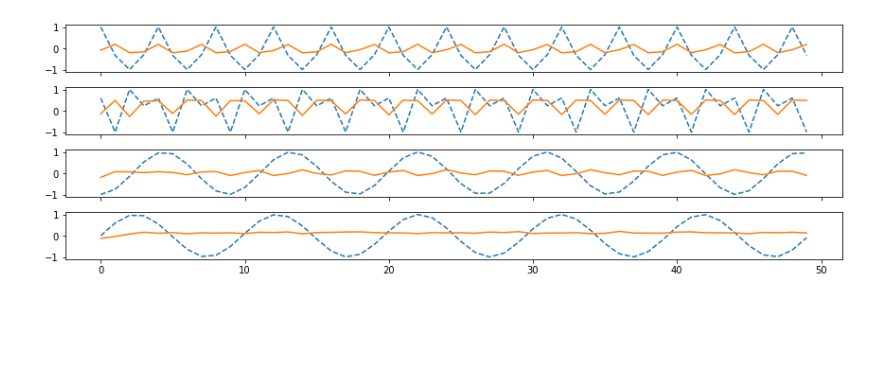
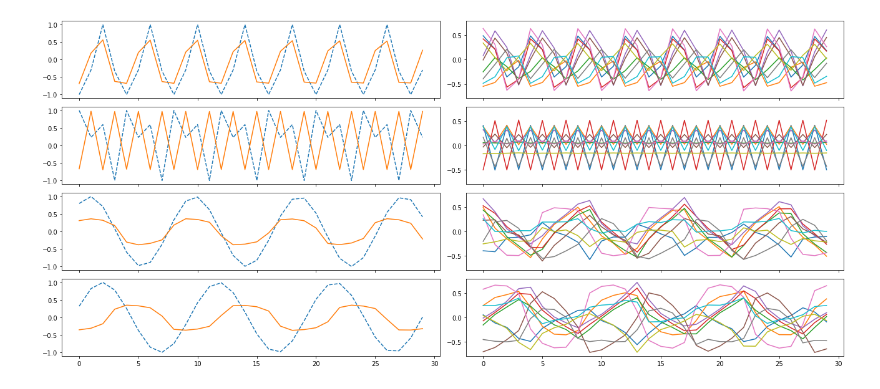
Before and after one commit to rug-minds/conceptors, a Jupyter notebook: demo_esn.ipynb, the cells around one changed output. Saved outputs shown, nothing was run; the diff lists cells and outputs as text; code cells hidden in the pictures; blank space fills up the shorter version.

Commit message:
basic conceptor, not performing *super* well

```diff
--- a/demo_esn.ipynb
+++ b/demo_esn.ipynb
@@ -34,18 +34,18 @@ ut = [
 # %%
 T_WASHOUT = 100
 LOADING_REGULARIZER = 1e-3
-APERTURE = 25.
+APERTURE = 10.
+RR_ALPHA = 1e-3
 # %%
 esn = ESN(esnConfig, prng)
 # %%
 xt, yt = list(zip(*map(esn.harvest_states, ut)))
-# concatenate patterns along time
-X = helper.concatenate_patterns(xt, T_WASHOUT)
-U = helper.concatenate_patterns(ut, T_WASHOUT)
+X = np.concatenate([x[T_WASHOUT:, :] for x in xt])
+U = np.concatenate([u[T_WASHOUT:, :] for u in ut])
 # %%
 Y_T = U.copy()
 w_before_training = esn.w
-esn.update_weights(X, U, Y_T, alpha=1e-3)
+esn.update_weights(X, U, Y_T, alpha=RR_ALPHA)
 # %%
 _, yt_trained = list(zip(*map(esn.harvest_states, ut)))
 # %%
@@ -59,5 +57,5 @@ plt.tight_layout()
 # %%
-X_ = helper.concatenate_patterns(xt, T_WASHOUT, shift=-1)
+X_ = np.concatenate([x[T_WASHOUT-1:-1, :] for x in xt])
 B = np.repeat(esn.b, X_.shape[0], axis=1).T
 # %%
 W_loaded = loading_ridge_report(X, X_, B, regularizer=LOADING_REGULARIZER)
@@ -82,10 +78,12 @@ xt_conceptor, yt_conceptor = list(zip(*[
     for i in range(len(ut))
 ]))
 # %%
-fig, ax = plt.subplots(len(ut), 1, figsize=(12, len(ut)), sharex=True, sharey=True)
+fig, ax = plt.subplots(len(ut), 2, figsize=(18, 2*len(ut)), sharex=True, sharey='col')
 for i in range(len(ut)):
-    ax[i].plot(ut[i][:50], ls='--')
-    ax[i].plot(yt_conceptor[i][:50])
+    T_begin, T_end = 30, 60
+    ax[i][0].plot(ut[i][T_begin:T_end], ls='--')
+    ax[i][0].plot(yt_conceptor[i][T_begin:T_end])
+    ax[i][1].plot(xt_conceptor[i][T_begin:T_end, :10])
 plt.tight_layout()
 # %% [output]
-[figure, old version]
+[figure, new version]
```
Also changed, not shown: parts of 6 cells of this notebook, 1 other file.
